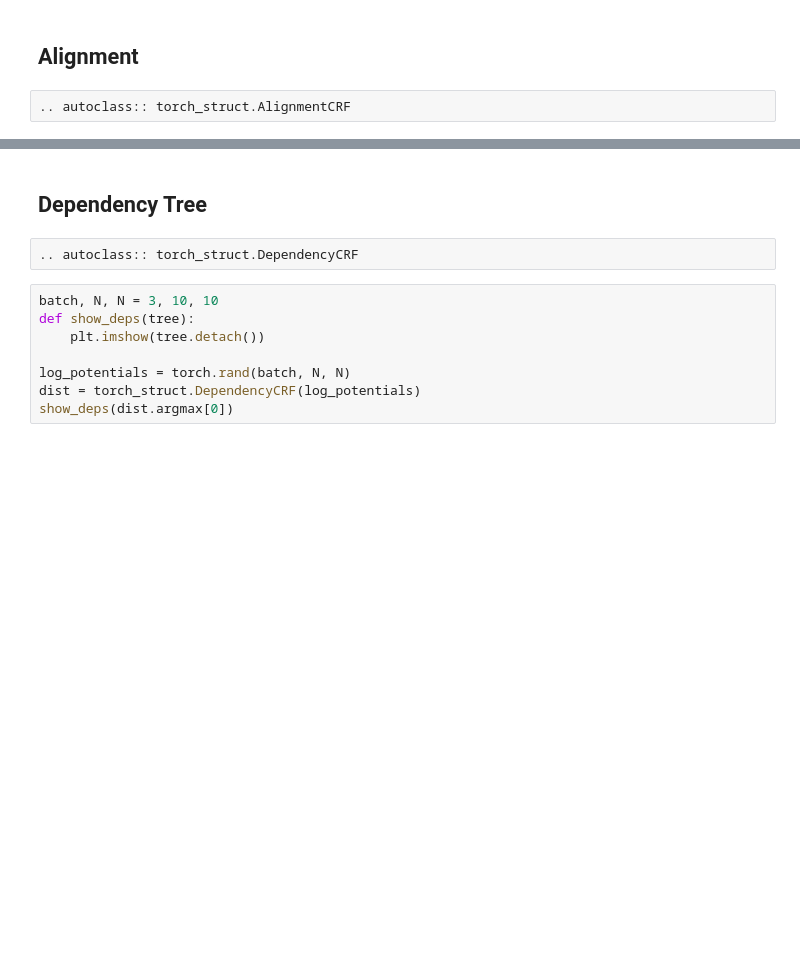
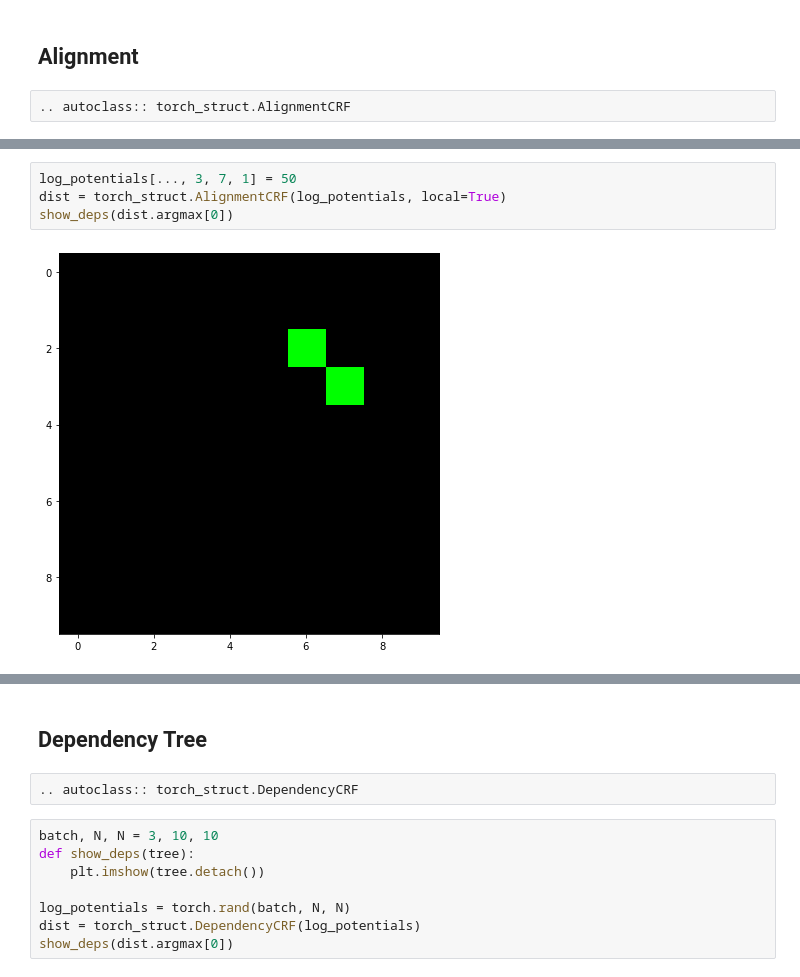
Before and after one commit to harvardnlp/pytorch-struct, a Jupyter notebook: docs/source/model.ipynb, the cells around one changed output, grey strips where cells are left out. Drawn from its saved outputs; the diff is of its cells as text; blank space fills up the shorter version.

```diff
--- a/docs/source/model.ipynb
+++ b/docs/source/model.ipynb
@@ -80,2 +116,8 @@ show_deps(dist.argmax[0])
+# %%
+log_potentials[..., 3, 7, 1] = 50
+dist = torch_struct.AlignmentCRF(log_potentials, local=True)
+show_deps(dist.argmax[0])
+# %% [output]
+[figure, added]
 # %%
 show_deps(dist.marginals[0])
```
Also changed, not shown: parts of 12 cells of this notebook, 3 other files.
